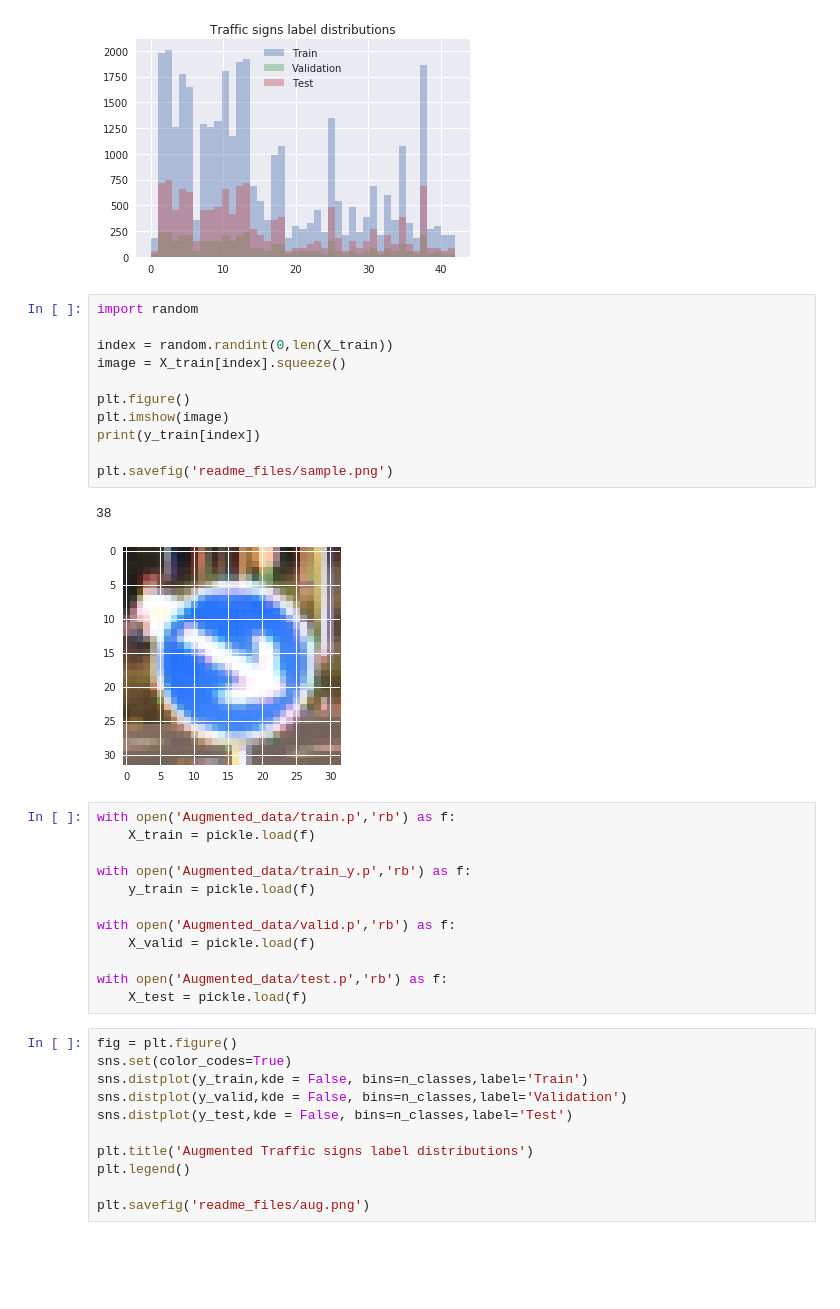
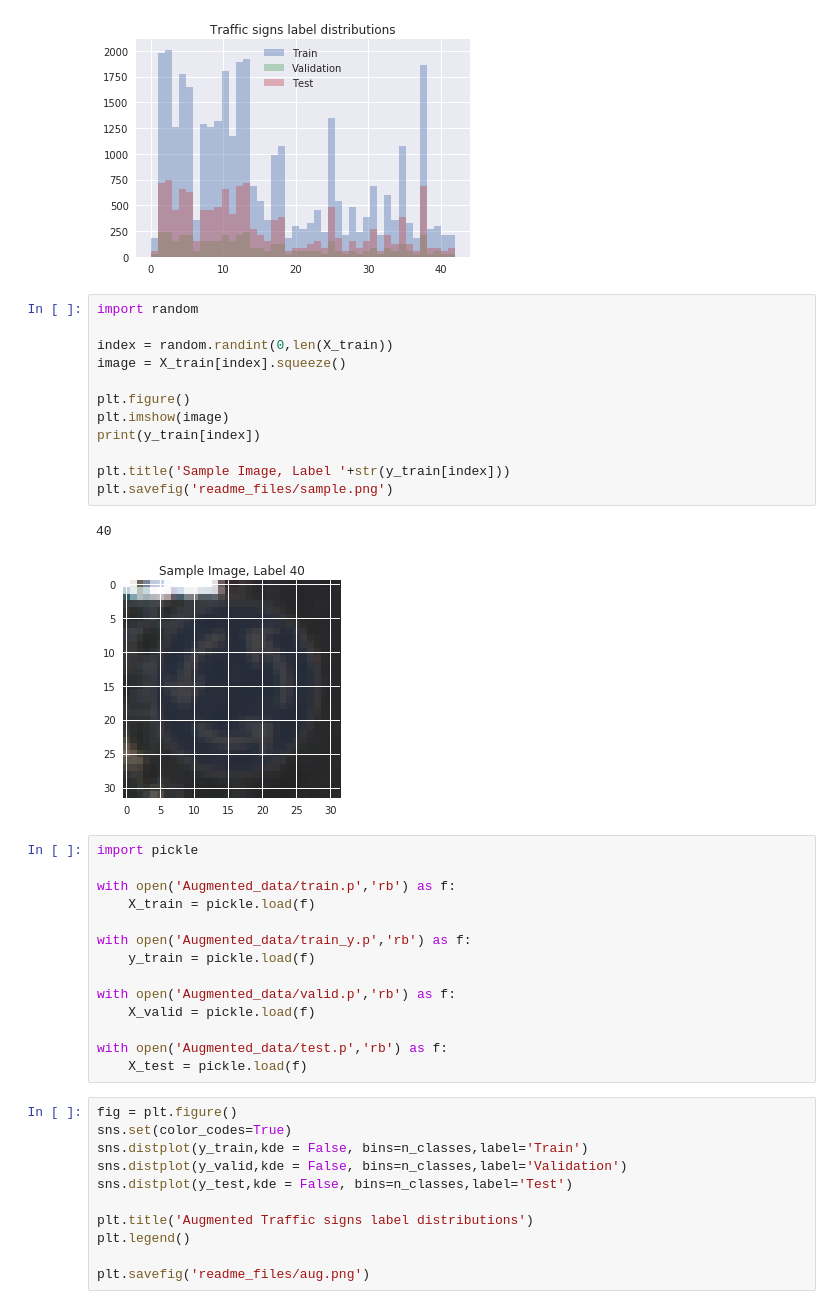
Before and after one commit to parinp/CarND-Traffic-Sign-Classifier-Project, a Jupyter notebook: Images.ipynb, the cells around one changed output. Drawn from its saved outputs; the diff is of its cells as text; blank space fills up the shorter version.

```diff
--- a/Images.ipynb
+++ b/Images.ipynb
@@ -71,18 +71,21 @@ plt.savefig('readme_files/visual.png')
 # %%
 import random
 
 index = random.randint(0,len(X_train))
 image = X_train[index].squeeze()
 
 plt.figure()
 plt.imshow(image)
 print(y_train[index])
 
+plt.title('Sample Image, Label '+str(y_train[index]))
 plt.savefig('readme_files/sample.png')
 # %% [output]
-38
+40
-[figure, old version]
+[figure, new version]
 # %%
+import pickle
+
 with open('Augmented_data/train.p','rb') as f:
     X_train = pickle.load(f)
 
```
Also changed, not shown: parts of 9 cells of this notebook.
